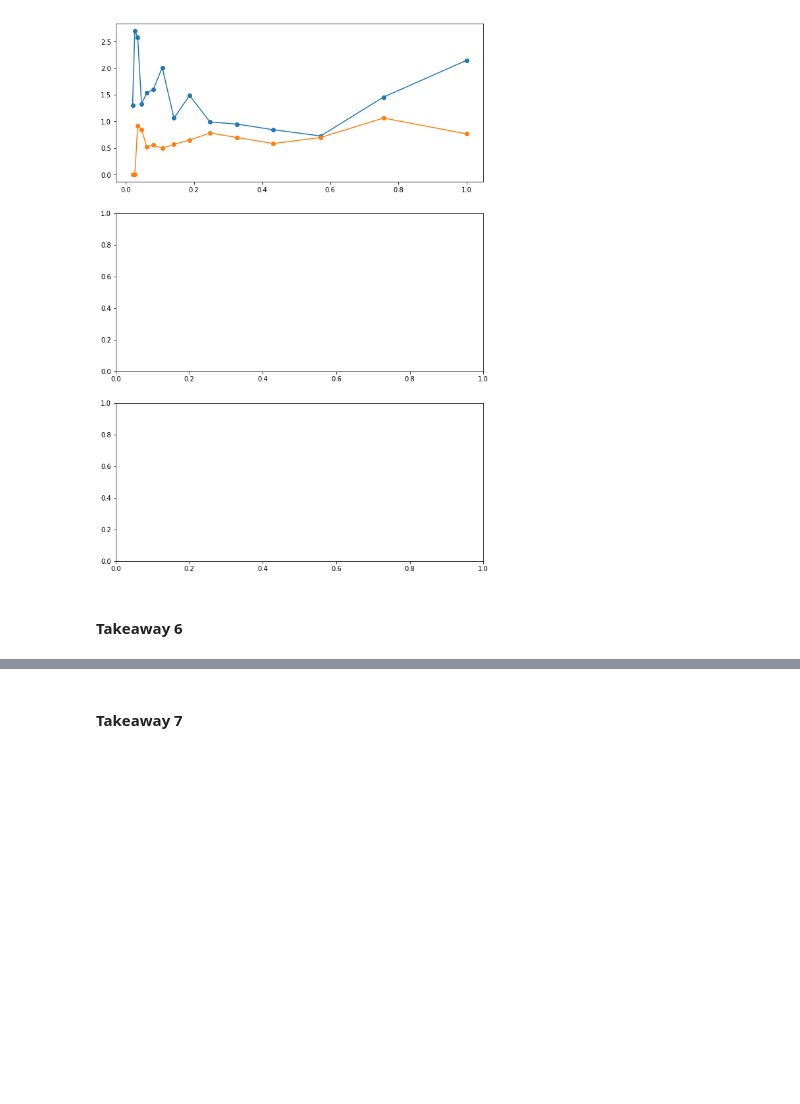
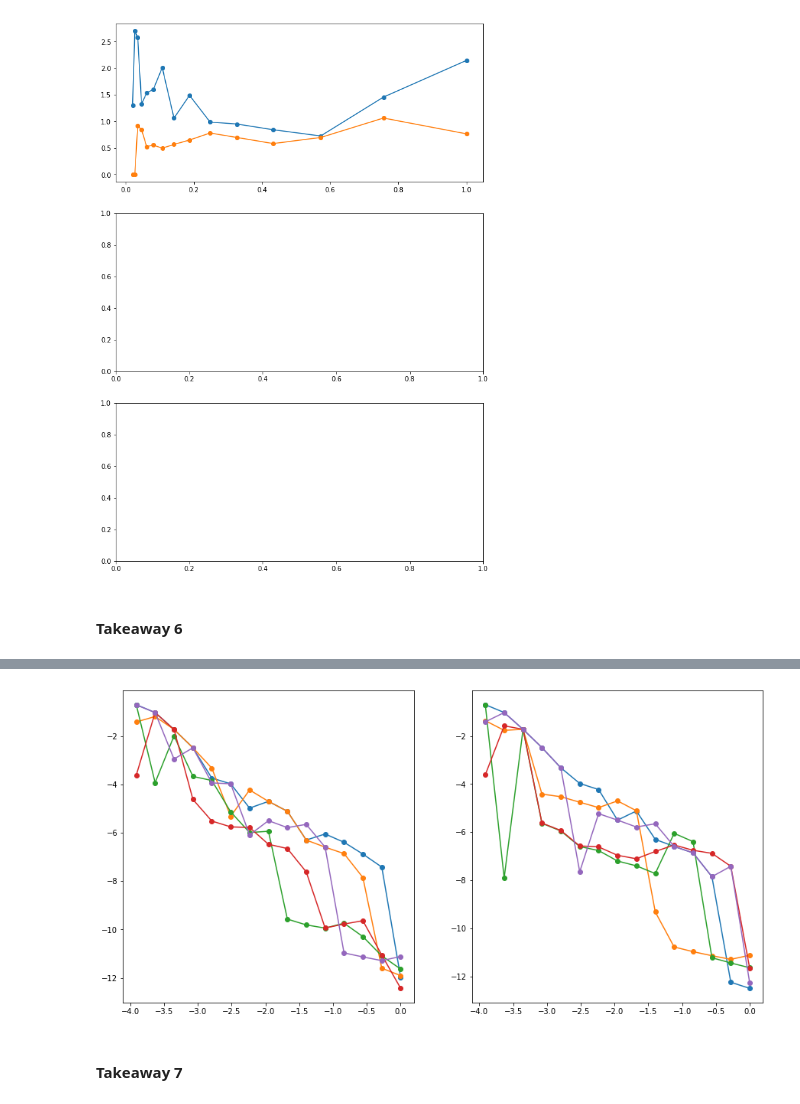
Before and after one commit to akumar01/uoicorr_analysis, a Jupyter notebook: notebooks/finalfinal/sigmoid_takeaways.ipynb, the cells around one changed output, grey strips where cells are left out. Drawn from its saved outputs; the diff is of its cells as text; code cells hidden in the pictures; blank space fills up the shorter version.

```diff
--- a/notebooks/finalfinal/sigmoid_takeaways.ipynb
+++ b/notebooks/finalfinal/sigmoid_takeaways.ipynb
@@ -148,0 +155,2 @@ for i, dframe in enumerate(dframes):
+# %%
+algorithms = np.unique(sigmoid_df['df'].values)
@@ -148,0 +168,5 @@ for i, dframe in enumerate(dframes):
+# %%
+with open('alpha_datalist_expanded.dat', 'rb') as f:
+    alpha_datalist = pickle.load(f)
+# %%
+alpha_datalist = pd.DataFrame(alpha_datalist)
@@ -149,3 +238,74 @@ for i, dframe in enumerate(dframes):
+# %%
+fig, ax = plt.subplots(1, 2, figsize=(15, 7.5))
+
+# Subplot 1
+# Take the average and standard deviation of the transition parameter location across all algorithms + selection
+# method pairs
+
+# Max across selection methods
+
+df1 = apply_df_filters(sigmoid_df, selection_method = ['AIC', 'BIC', 'gMDL', 'empirical_bayes', 'CV'],
+                       caseno=3)
+df2 = apply_df_filters(sigmoid_df, selection_method='oracle', caseno=3)
+
+dframes = [apply_df_filters(df1, df=algorithms[i]) for i in range(len(algorithms))]
+
+Y = []
+Ystd = []
+Yiqr = []
+
+
+for i, dframe in enumerate(dframes):
+    Y.append([])
+    Ystd.append([])
+    Yiqr.append([])
+    for j, s in enumerate(sparsity):
+        df_s = apply_df_filters(dframe, sparsity=s)
+        xx = []
+        for row in range(df_s.shape[0]):
+            if not np.any(np.isnan(df_s.iloc[row]['coefs'])):
+                xx.append(df_s.iloc[row]['coefs'][2])
+
+        # Instead of the mean, append the max
+        Y[i].append(max(xx))
+        # Try interquartile range instead
+        Ystd[i].append(np.std(xx))
+        Yiqr[i].append(stats.iqr(xx))
+
+    ax[0].plot(np.log(sparsity), Y[i], '-o')
+
+# Max across algorithms
+df1 = apply_df_filters(sigmoid_df,
+                       caseno=3)
+
+dframes = [apply_df_filters(df1, selection_method=sm)
+           for sm in ['AIC', 'BIC', 'gMDL', 'empirical_bayes', 'CV']]
+
+Y = []
+Ystd = []
+Yiqr = []
+
+for i, dframe in enumerate(dframes):
+    Y.append([])
+    Ystd.append([])
+    Yiqr.append([])
+    for j, s in enumerate(sparsity):
+        df_s = apply_df_filters(dframe, sparsity=s)
+        xx = []
+        for row in range(df_s.shape[0]):
+            if not np.any(np.isnan(df_s.iloc[row]['coefs'])):
+                xx.append(df_s.iloc[row]['coefs'][2])
+        # Instead of the mean, append the max
+        Y[i].append(max(xx))
+        # Try interquartile range instead
+        Ystd[i].append(np.std(xx))
+        Yiqr[i].append(stats.iqr(xx))
+
+    # Toss out the bad gMDL data point
+
+    ax[1].plot(np.log(sparsity), Y[i], '-o')
+# %% [output]
+[figure, added]
 # %% [markdown]
 #### Takeaway 7
 # %%
```
Also changed, not shown: parts of 8 cells of this notebook, 1 other file.
